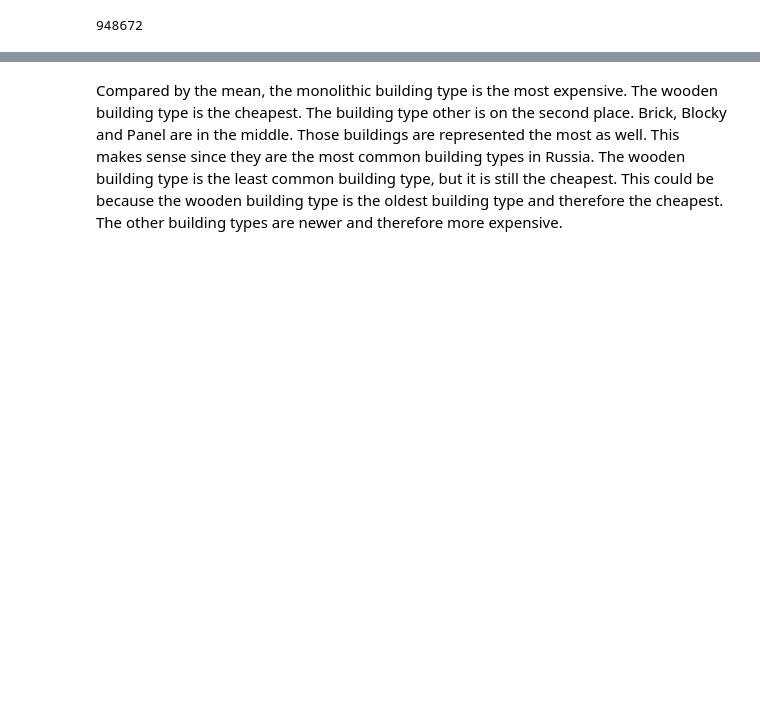
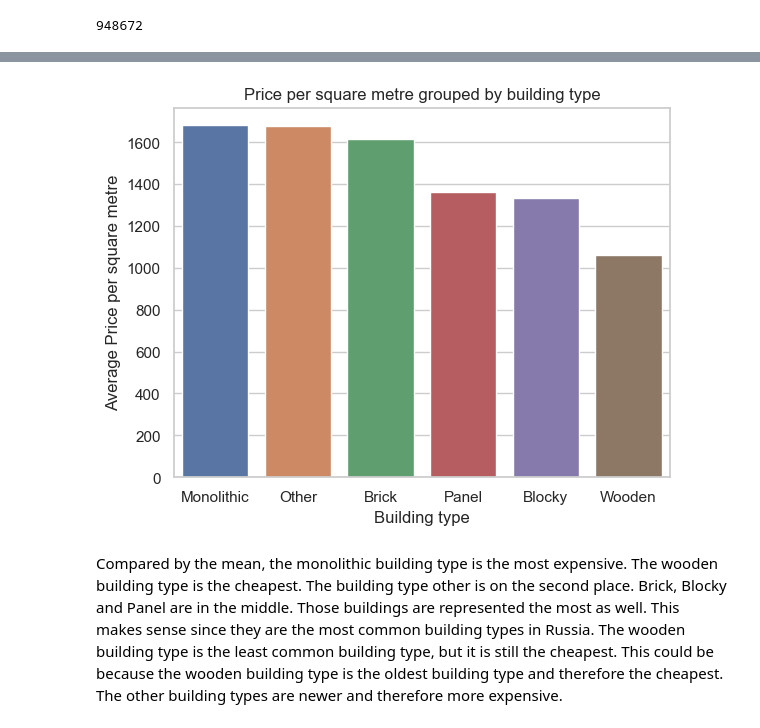
Before and after one commit to mabathke/russia-housing-price-pred, a Jupyter notebook: russia-housing-price-prediction.ipynb, the cells around one changed output, grey strips where cells are left out. Cells and saved outputs as stored; diff of their text form; code cells hidden in the pictures; blank space fills up the shorter version.

```diff
--- a/russia-housing-price-prediction.ipynb
+++ b/russia-housing-price-prediction.ipynb
@@ -256,3 +243,12 @@ df.groupby(['building_type'])['price'].describe().sort_values('mean', ascending=
+# %%
+#calculate mean of price per square metre grouped by building type and plot
+sns.barplot(x=df.groupby(['building_type'])['price_per_square_metre'].mean().sort_values(ascending=False).index, y=df.groupby(['building_type'])['price_per_square_metre'].mean().sort_values(ascending=False).values)
+plt.title('Price per square metre grouped by building type')
+plt.xlabel('Building type')
+plt.ylabel('Average Price per square metre')
+plt.show()
+# %% [output]
+[figure, added]
 # %% [markdown]
 Compared by the mean, the monolithic building type is the most expensive. The wooden building type is the cheapest. The building type other is on the second place.  Brick, Blocky and Panel are in the middle. Those buildings are represented the most as well. This makes sense since they are the most common building types in Russia. The wooden building type is the least common building type, but it is still the cheapest. This could be because the wooden building type is the oldest building type and therefore the cheapest. The other building types are newer and therefore more expensive.
 # %%
```
Also changed, not shown: parts of 11 cells of this notebook.
